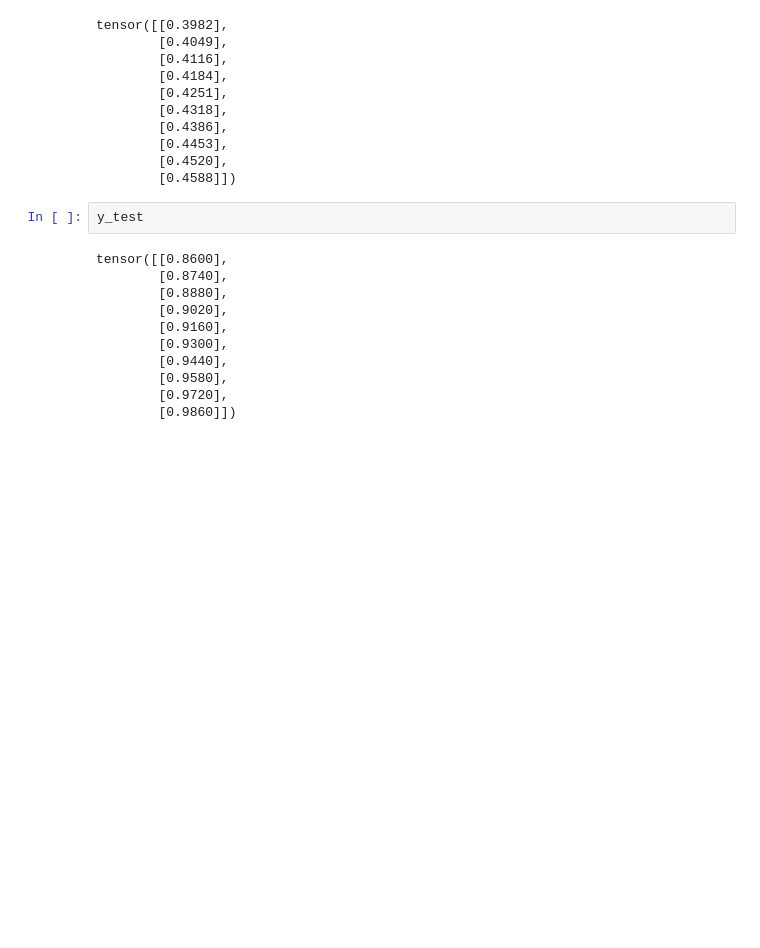
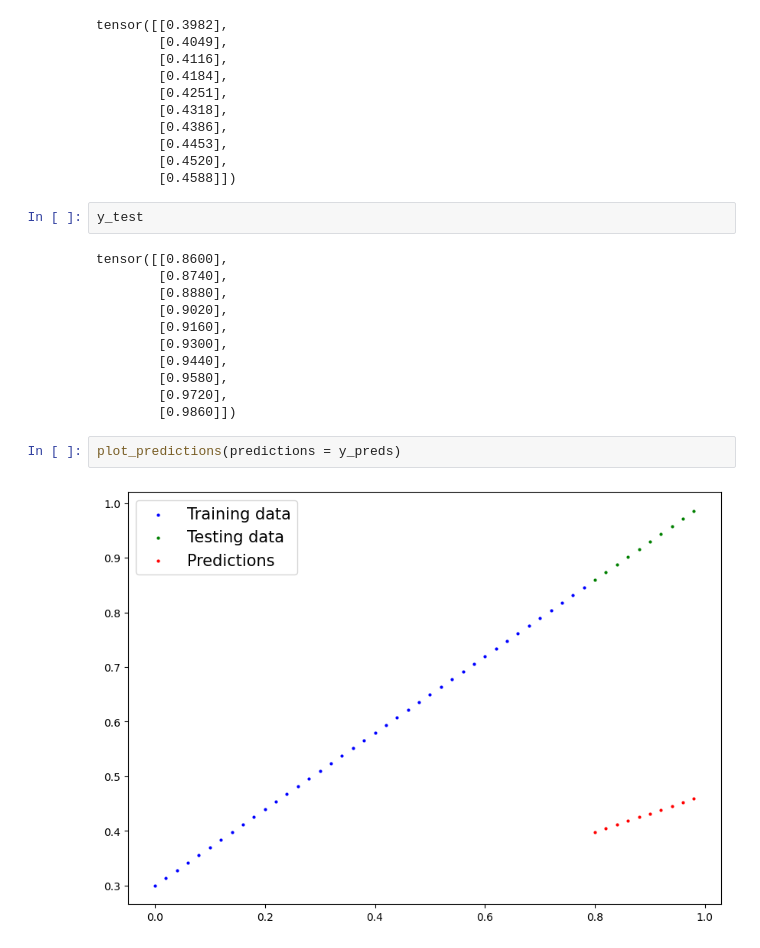
Before and after one commit to SahilTuladhar/TensorFlow-and-Pytorch--Practice, a Jupyter notebook: 01_PyTorch_Workflow_Fundamentals.ipynb, the cells around one changed output. Cells and saved outputs as stored; diff of their text form; blank space fills up the shorter version.

```diff
--- a/01_PyTorch_Workflow_Fundamentals.ipynb
+++ b/01_PyTorch_Workflow_Fundamentals.ipynb
@@ -219,3 +220,7 @@ tensor([[0.8600],
         [0.9580],
         [0.9720],
         [0.9860]])
+# %%
+plot_predictions(predictions = y_preds)
+# %% [output]
+[figure, added]
```
Also changed, not shown: parts of 8 cells of this notebook.
